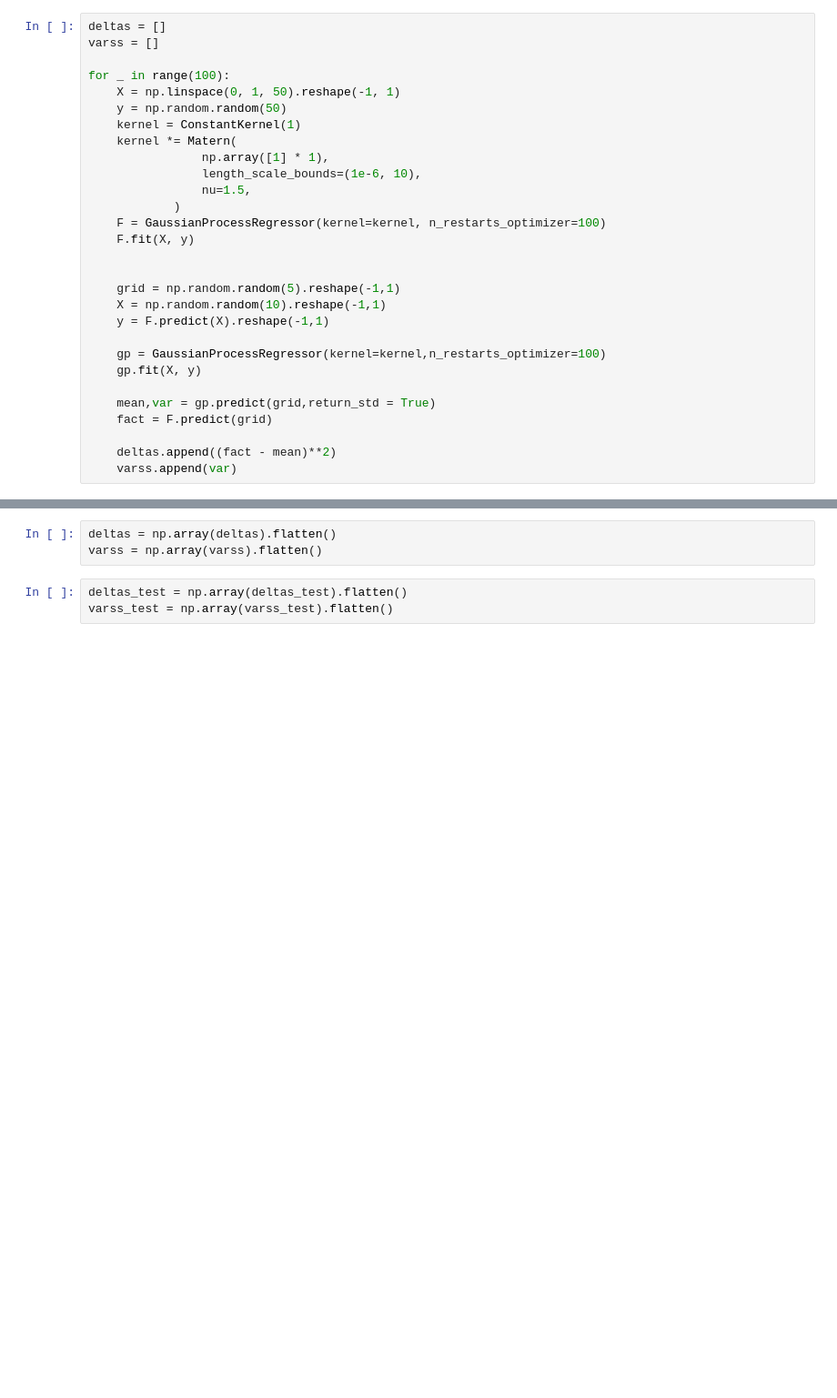
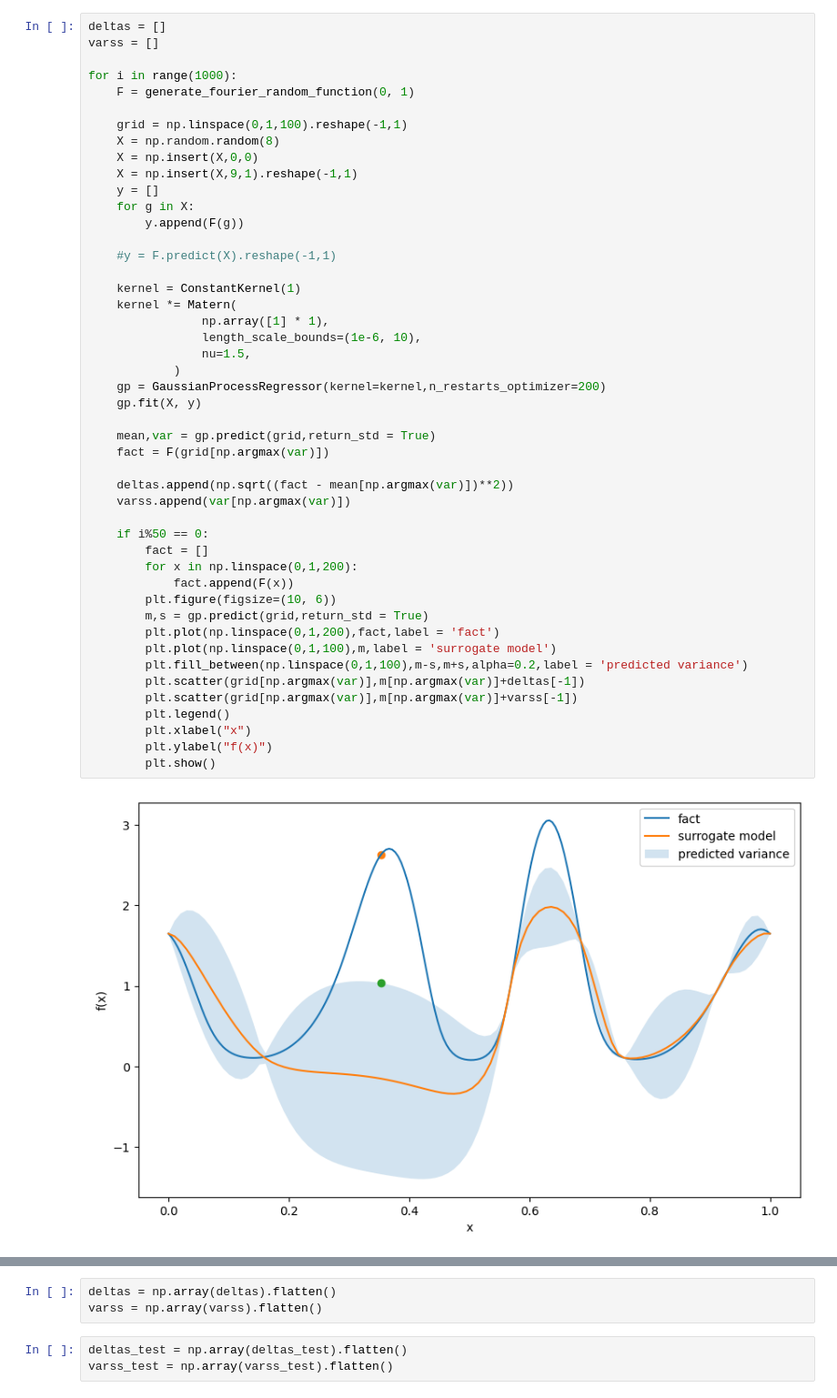
Before and after one commit to annnn-2/active_learning, a Jupyter notebook: analysis/uncertainty_estimation.ipynb, the cells around one changed output, grey strips where cells are left out. Shown at 91% size. Drawn from its saved outputs; the diff is of its cells as text; blank space fills up the shorter version.

```diff
--- a/analysis/uncertainty_estimation.ipynb
+++ b/analysis/uncertainty_estimation.ipynb
@@ -11,30 +44,49 @@ import statsmodels.api as sm
 # %%
 deltas = []
 varss = []
 
-for _ in range(100):
-    X = np.linspace(0, 1, 50).reshape(-1, 1)
-    y = np.random.random(50)
+for i in range(1000):
+    F = generate_fourier_random_function(0, 1)
+
+    grid = np.linspace(0,1,100).reshape(-1,1)
+    X = np.random.random(8)
+    X = np.insert(X,0,0)
+    X = np.insert(X,9,1).reshape(-1,1)
+    y = []
+    for g in X:
+        y.append(F(g))
+
+    #y = F.predict(X).reshape(-1,1)
+
     kernel = ConstantKernel(1)
     kernel *= Matern(
                 np.array([1] * 1),
                 length_scale_bounds=(1e-6, 10),
                 nu=1.5,
             )
-    F = GaussianProcessRegressor(kernel=kernel, n_restarts_optimizer=100)
-    F.fit(X, y)
-
-
-    grid = np.random.random(5).reshape(-1,1)
-    X = np.random.random(10).reshape(-1,1)
-    y = F.predict(X).reshape(-1,1)
-
-    gp = GaussianProcessRegressor(kernel=kernel,n_restarts_optimizer=100)
+    gp = GaussianProcessRegressor(kernel=kernel,n_restarts_optimizer=200)
     gp.fit(X, y)
 
     mean,var = gp.predict(grid,return_std = True)
-    fact = F.predict(grid)
+    fact = F(grid[np.argmax(var)])
 
-    deltas.append((fact - mean)**2)
-    varss.append(var)
+    deltas.append(np.sqrt((fact - mean[np.argmax(var)])**2))
+    varss.append(var[np.argmax(var)])
+
+    if i%50 == 0:
+        fact = []
+        for x in np.linspace(0,1,200):
+            fact.append(F(x))
+        plt.figure(figsize=(10, 6))
+        m,s = gp.predict(grid,return_std = True)
+        plt.plot(np.linspace(0,1,200),fact,label = 'fact')
+        plt.plot(np.linspace(0,1,100),m,label = 'surrogate model')
+        plt.fill_between(np.linspace(0,1,100),m-s,m+s,alpha=0.2,label = 'predicted variance')
+        plt.scatter(grid[np.argmax(var)],m[np.argmax(var)]+deltas[-1])
+        plt.scatter(grid[np.argmax(var)],m[np.argmax(var)]+varss[-1])
+        plt.legend()
+        plt.xlabel("x")
+        plt.ylabel("f(x)")
+        plt.show()
 # %% [output]
+[figure, added]
```
Also changed, not shown: parts of 17 cells of this notebook.
